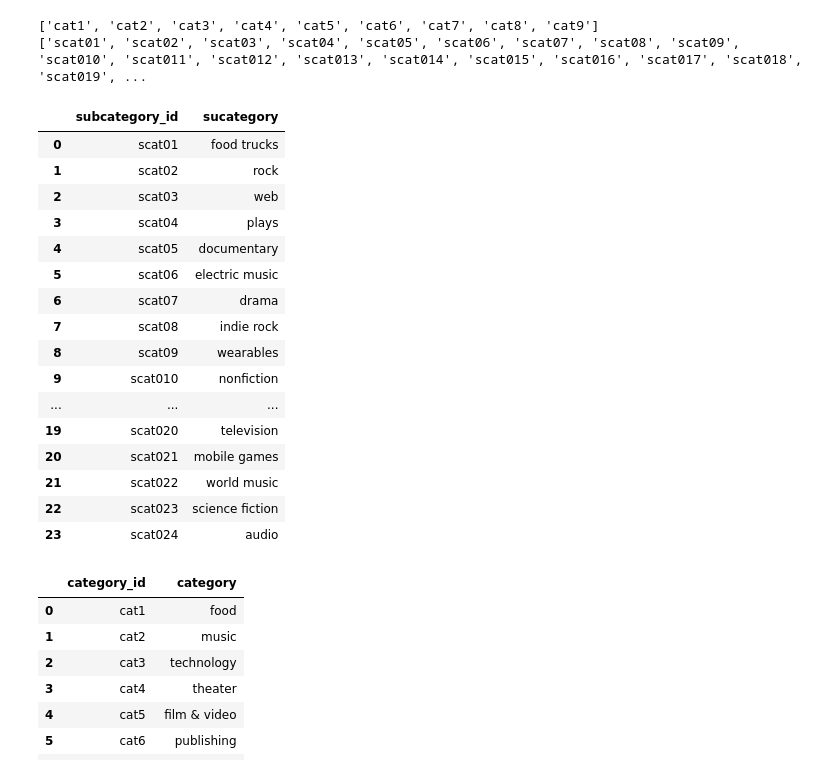
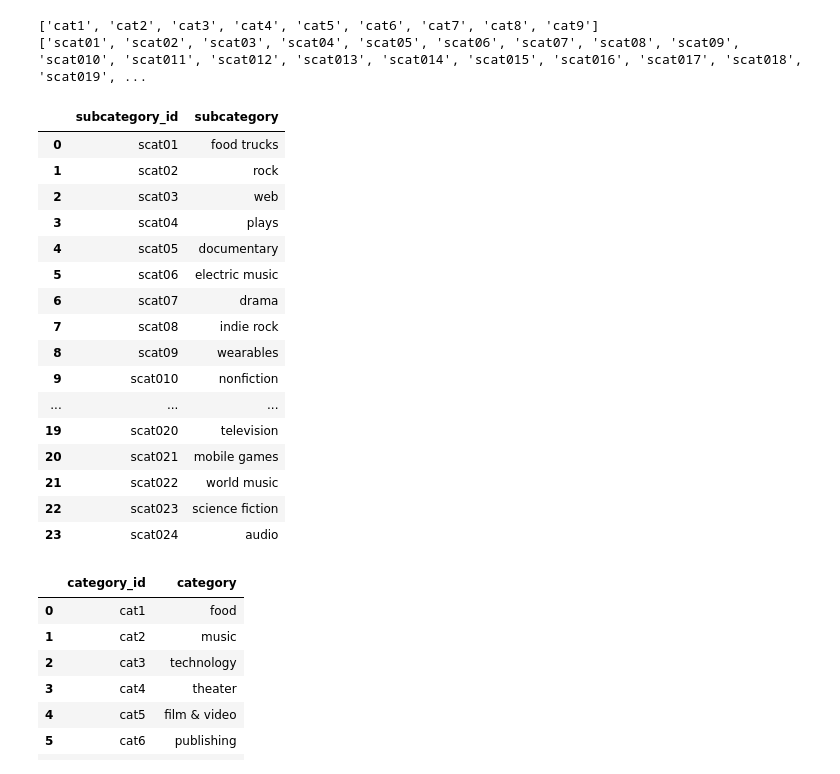
Before and after one commit to kathygm9/Project-2-ETL, a Jupyter notebook: ETL_Mini_Project_KGonzalez_KPrasad.ipynb, the cells around one changed output. Cells and saved outputs as stored; diff of their text form; code cells hidden in the pictures.

```diff
--- a/ETL_Mini_Project_KGonzalez_KPrasad.ipynb
+++ b/ETL_Mini_Project_KGonzalez_KPrasad.ipynb
@@ -117,19 +117,19 @@ print(scat_ids)
 # %%
 # Create a category DataFrame with the category_id array as the category_id and categories list as the category name.
 category_df = pd.DataFrame({
     "category_id": cat_ids,
     "category":categories
 })
 
 category_df
 # Create a category DataFrame with the subcategory_id array as the subcategory_id and subcategories list as the subcategory name.
 subcategory_df = pd.DataFrame({
     "subcategory_id": scat_ids,
-    "sucategory":subcategories
+    "subcategory":subcategories
 })
 subcategory_df
 # %% [output]
-|  | subcategory_id | sucategory |
+|  | subcategory_id | subcategory |
 | 0 | scat01 | food trucks |
 | 1 | scat02 | rock |
 | 2 | scat03 | web |
```
Also changed, not shown: parts of 12 cells of this notebook.
